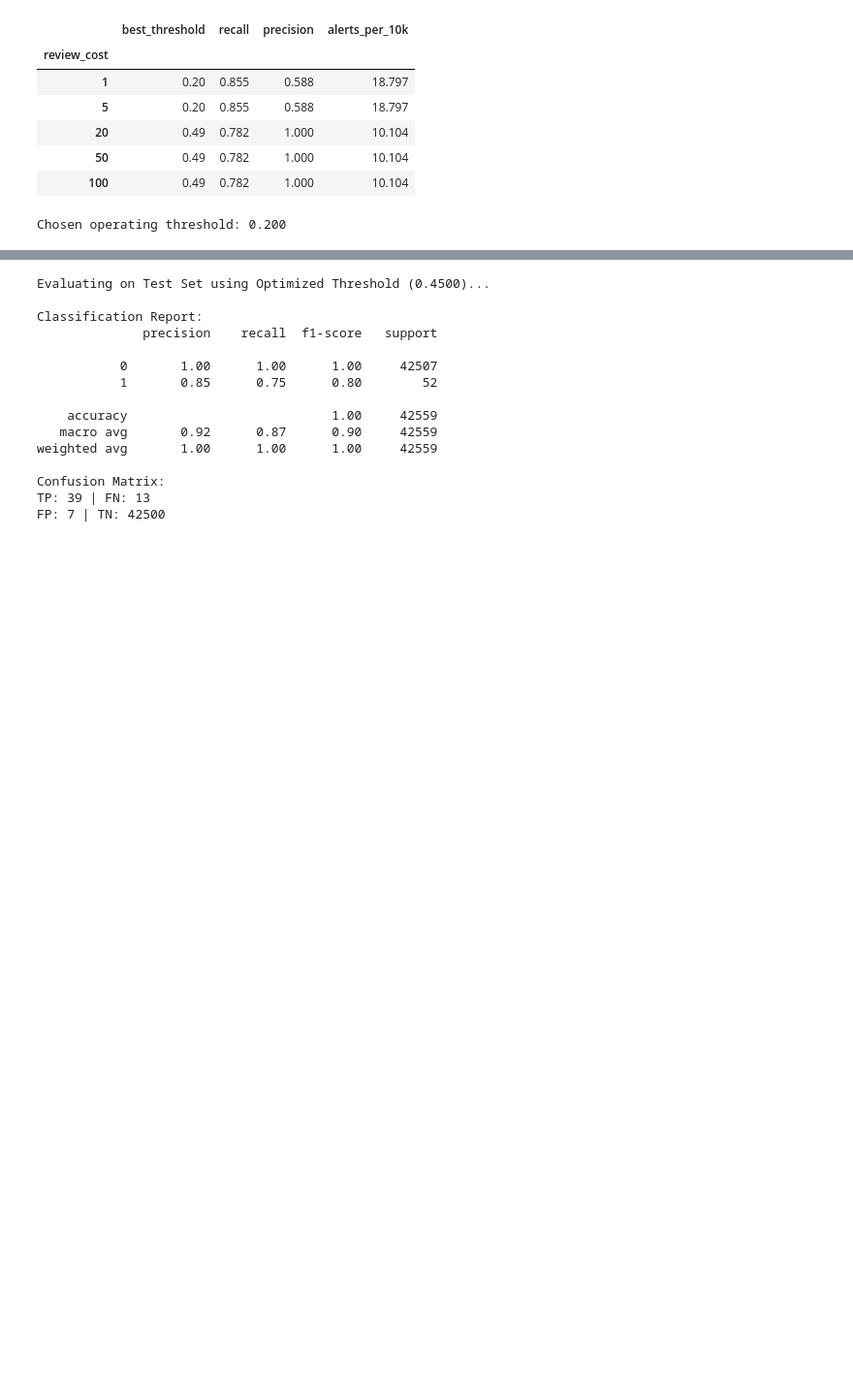
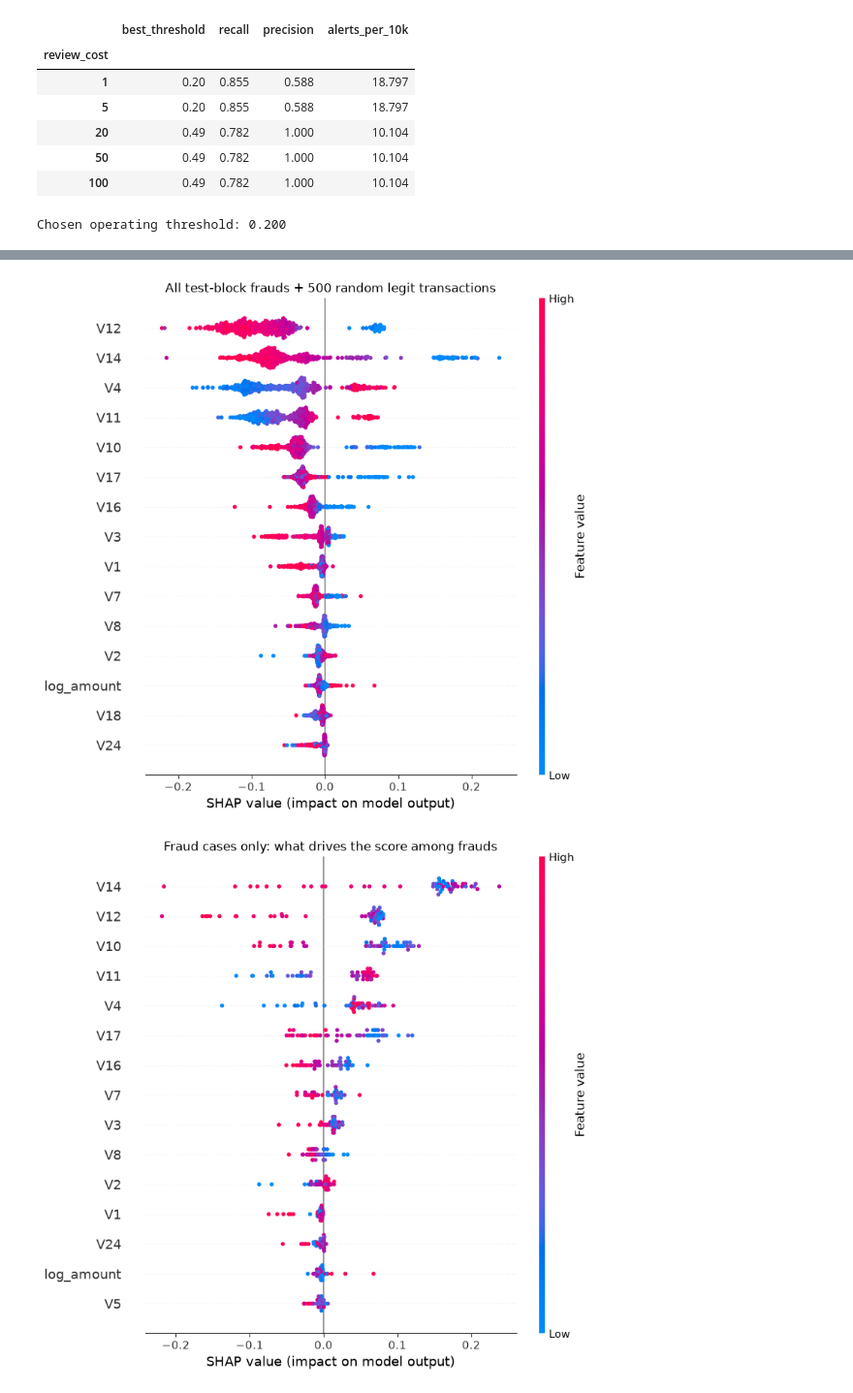
Before and after one commit to shashwat-158/credit-card-fraud-detection, a Jupyter notebook: notebook/credit_card_fraud_detection.ipynb, the cells around one changed output, grey strips where cells are left out. Shown at 97% size. Cells and saved outputs as stored; diff of their text form; code cells hidden in the pictures; blank space fills up the shorter version.

```diff
--- a/notebook/credit_card_fraud_detection.ipynb
+++ b/notebook/credit_card_fraud_detection.ipynb
@@ -980,31 +1076,49 @@ Optimized F1-score:  0.8600
 # %%
-# --- 3. FINAL TEST EVALUATION ---
-print(f"Evaluating on Test Set using Optimized Threshold ({optimized_threshold:.4f})...\n")
+final_model = final_pipe.named_steps['model']
 
-test_probs = best_pipeline.predict_proba(X_test_oot)[:, 1]
-# Apply the optimized threshold instead of default 0.5
-test_preds = (test_probs >= optimized_threshold).astype(int)
+# Sample: ALL test frauds + 500 random legit transactions (a random sample of the test block contains almost no frauds)
+rng = np.random.default_rng(RANDOM_STATE)
+fraud_pos = np.flatnonzero(y_t == 1)
+legit_pos = rng.choice(np.flatnonzero(y_t == 0), size=min(500, int((y_t == 0).sum())), replace=False)
+sample_pos = np.sort(np.r_[fraud_pos, legit_pos])
+X_shap = X_test.iloc[sample_pos]
+is_fraud_row = y_t[sample_pos] == 1
 
-print("Classification Report:")
-print(classification_report(y_test_oot, test_preds))
+if isinstance(final_model, (RandomForestClassifier, XGBClassifier, LGBMClassifier)):
+    explainer = shap.TreeExplainer(final_model)
 
-print("Confusion Matrix:")
-cm = confusion_matrix(y_test_oot, test_preds)
-print(f"TP: {cm[1,1]} | FN: {cm[1,0]}")
-print(f"FP: {cm[0,1]} | TN: {cm[0,0]}\n")
+    def fraud_explanation(X):
+        """SHAP values for the 'fraud' class only (RF returns one block per class, boosting models one)."""
+        ex = explainer(X, check_additivity=False)
+        return ex[:, :, 1] if ex.values.ndim == 3 else ex
+else:
+    # Not a tree model (e.g. logistic regression): model-agnostic explainer on the pipeline's fraud probability (slower)
+    background = shap.sample(X_train, 100, random_state=RANDOM_STATE)
+    explainer = shap.Explainer(lambda d: final_pipe.predict_proba(pd.DataFrame(d, columns=X_train.columns))[:, 1],
+                               background)
+
+    def fraud_explanation(X):
+        return explainer(X)
+
+
+sv = fraud_explanation(X_shap)
+
+for title, mask in [('All test-block frauds + 500 random legit transactions', np.ones(len(X_shap), dtype=bool)),
+                    ('Fraud cases only: what drives the score among frauds', is_fraud_row)]:
+    shap.summary_plot(sv.values[mask], X_shap[mask], max_display=15, show=False)
+    plt.title(title)
+    plt.tight_layout()
+    plt.show()
+
+# Auto-generated reading of the top drivers (so the text always matches the plot)
+shap_imp = pd.Series(np.abs(sv.values).mean(axis=0), index=X_shap.columns).sort_values(ascending=False)
+bullets = []
+for f in shap_imp.index[:6]:
+    r = np.corrcoef(X_shap[f].values, sv.values[:, X_shap.columns.get_loc(f)])[0, 1]
+    effect = ('higher values push the fraud score up' if r > 0.2 else
+              'lower values push the fraud score up' if r < -0.2 else 'mixed / non-monotonic effect')
+    bullets.append(f'- **{f}**: mean |SHAP| {shap_imp[f]:.4f}; {effect} (corr(value, SHAP) = {r:+.2f})')
+display(Markdown('Top drivers on this sample (auto-generated):\n\n' + '\n'.join(bullets)))
 # %% [output]
-Evaluating on Test Set using Optimized Threshold (0.4500)...
-
-Classification Report:
-              precision    recall  f1-score   support
-
-           0       1.00      1.00      1.00     42507
-           1       0.85      0.75      0.80        52
-
-    accuracy                           1.00     42559
-   macro avg       0.92      0.87      0.90     42559
-weighted avg       1.00      1.00      1.00     42559
-
-Confusion Matrix:
-TP: 39 | FN: 13
-FP: 7 | TN: 42500
+[figure, added]
+[figure, added]
```
Also changed, not shown: parts of 26 cells of this notebook, 3 other files.
